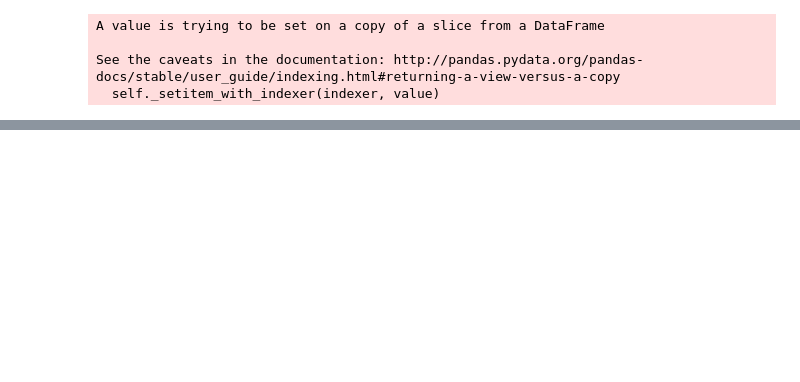
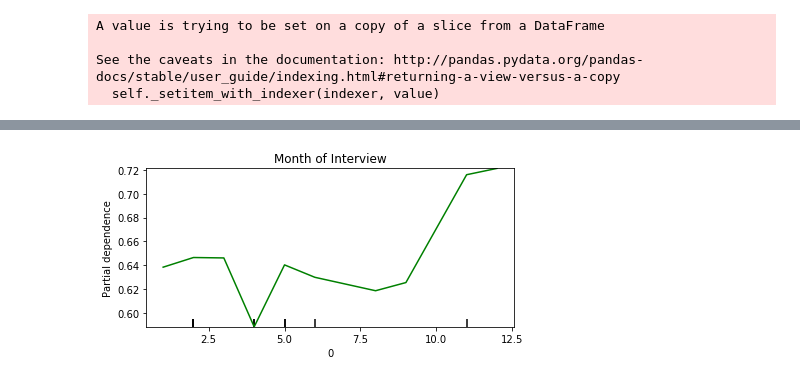
Before and after one commit to alecjonas/predicting-india-interview-attendance, a Jupyter notebook: notebooks/interview.ipynb, the cells around one changed output, grey strips where cells are left out. Cells and saved outputs as stored; diff of their text form; code cells hidden in the pictures; blank space fills up the shorter version.

```diff
--- a/notebooks/interview.ipynb
+++ b/notebooks/interview.ipynb
@@ -279,0 +279,7 @@ feature 58: interview_venue_Noida
+# %%
+plot_partial_dependence(rf_model_best, X, [0])
+plt.title('Month of Interview')
+plt.savefig('../images/month_partial_dependency.png')
+plt.show()
+# %% [output]
+[figure, added]
```
Also changed, not shown: parts of 24 cells of this notebook, 9 other files.
